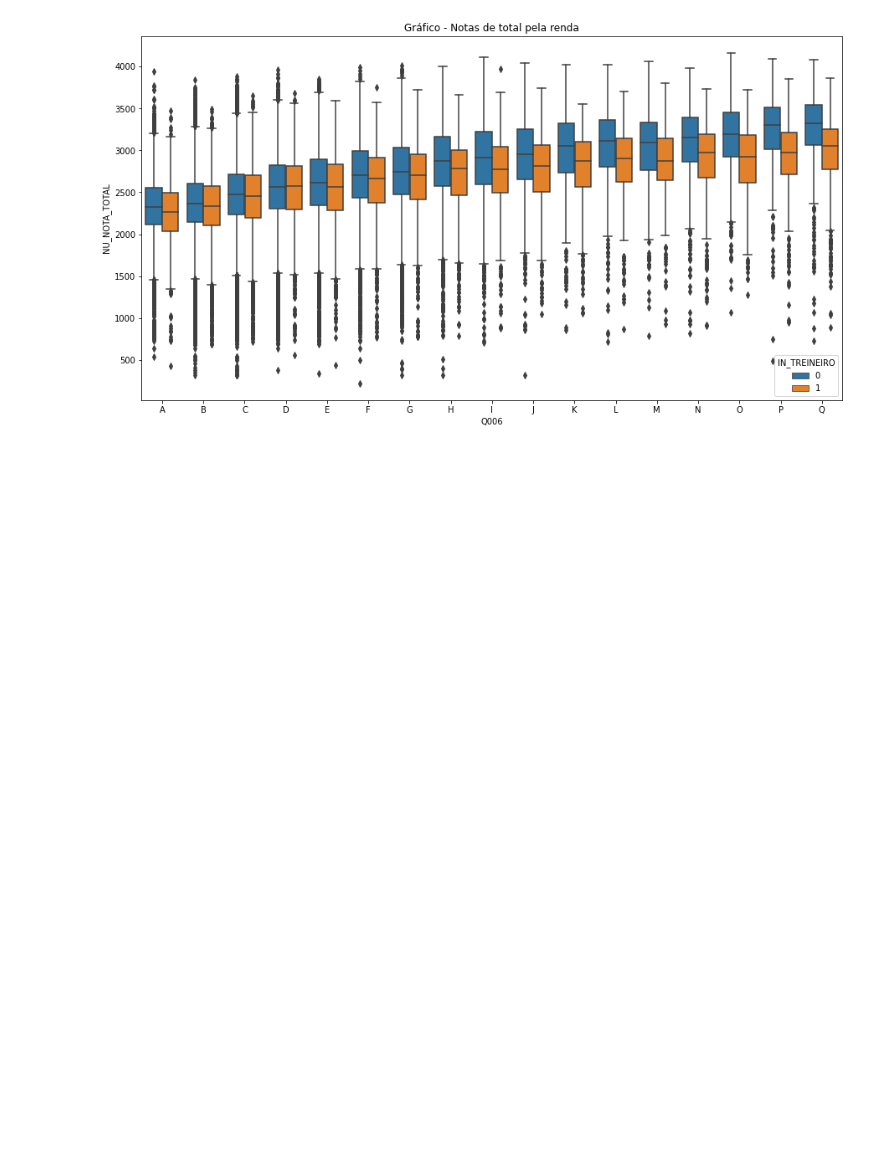
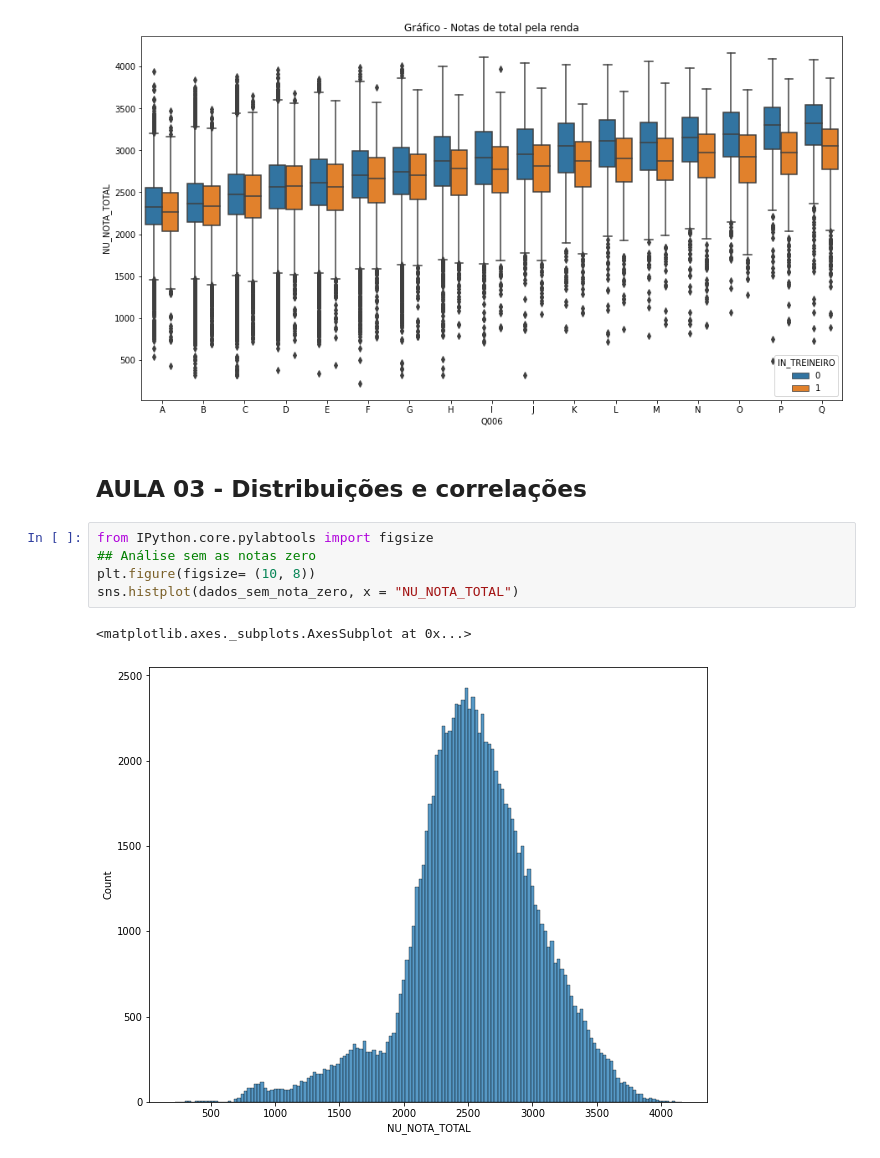
Before and after one commit to v7oliveira/v7oliveira, a Jupyter notebook: Analise_Educação_brasileira.ipynb, the cells around one changed output. Cells and saved outputs as stored; diff of their text form; blank space fills up the shorter version.

```diff
--- a/Analise_Educação_brasileira.ipynb
+++ b/Analise_Educação_brasileira.ipynb
@@ -430,3 +430,13 @@ plt.title("Gráfico - Notas de total pela renda")
 # %% [output]
 Text(0.5, 1.0, 'Gráfico - Notas de total pela renda')
 [figure]
+# %% [markdown]
+## AULA 03 - Distribuições e correlações
+# %%
+from IPython.core.pylabtools import figsize
+## Análise sem as notas zero
+plt.figure(figsize= (10, 8))
+sns.histplot(dados_sem_nota_zero, x = "NU_NOTA_TOTAL")
+# %% [output]
+<matplotlib.axes._subplots.AxesSubplot at 0x...>
+[figure, added]
```
Also changed, not shown: parts of 25 cells of this notebook.
